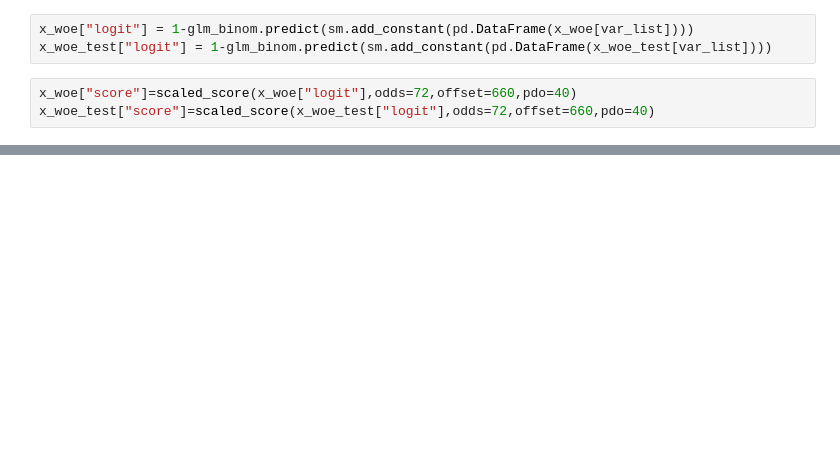
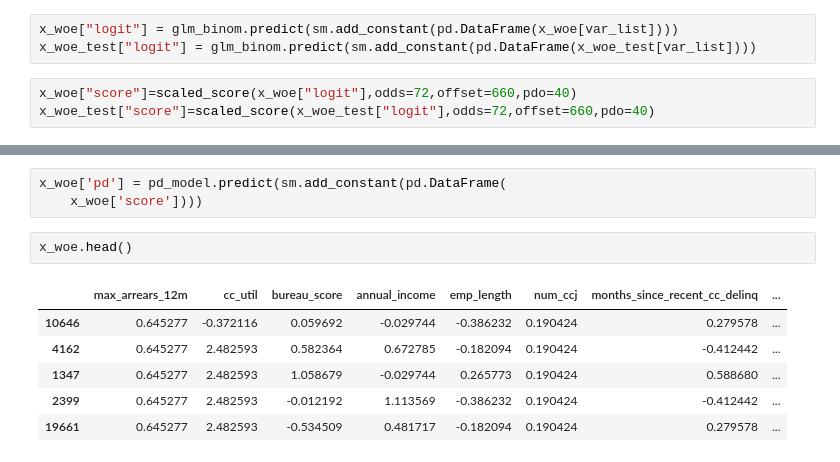
Before and after one commit to rishuraj27/PD-Modelling, a Jupyter notebook: oneypd.ipynb, the cells around one changed output, grey strips where cells are left out. Saved outputs shown, nothing was run; the diff lists cells and outputs as text; blank space fills up the shorter version.

```diff
--- a/oneypd.ipynb
+++ b/oneypd.ipynb
@@ -239,8 +238,8 @@ def scaled_score(logit,odds,offset=500,pdo=20):
 
     return round(a+b*(np.log((1-logit)/logit)))
 # %%
-x_woe["logit"] = 1-glm_binom.predict(sm.add_constant(pd.DataFrame(x_woe[var_list])))
-x_woe_test["logit"] = 1-glm_binom.predict(sm.add_constant(pd.DataFrame(x_woe_test[var_list])))
+x_woe["logit"] = glm_binom.predict(sm.add_constant(pd.DataFrame(x_woe[var_list])))
+x_woe_test["logit"] = glm_binom.predict(sm.add_constant(pd.DataFrame(x_woe_test[var_list])))
 # %%
 x_woe["score"]=scaled_score(x_woe["logit"],odds=72,offset=660,pdo=40)
 x_woe_test["score"]=scaled_score(x_woe_test["logit"],odds=72,offset=660,pdo=40)
@@ -246,0 +267,12 @@ x_woe_test["score"]=scaled_score(x_woe_test["logit"],odds=72,offset=660,pdo=40)
+# %%
+x_woe['pd'] = pd_model.predict(sm.add_constant(pd.DataFrame(
+    x_woe['score'])))
+# %%
+x_woe.head()
+# %% [output]
+|  | max_arrears_12m | cc_util | bureau_score | annual_income | emp_length | num_ccj | months_since_recent_cc_delinq | ... |
+| 10646 | 0.645277 | -0.372116 | 0.059692 | -0.029744 | -0.386232 | 0.190424 | 0.279578 | ... |
+| 4162 | 0.645277 | 2.482593 | 0.582364 | 0.672785 | -0.182094 | 0.190424 | -0.412442 | ... |
+| 1347 | 0.645277 | 2.482593 | 1.058679 | -0.029744 | 0.265773 | 0.190424 | 0.588680 | ... |
+| 2399 | 0.645277 | 2.482593 | -0.012192 | 1.113569 | -0.386232 | 0.190424 | -0.412442 | ... |
+| 19661 | 0.645277 | 2.482593 | -0.534509 | 0.481717 | -0.182094 | 0.190424 | 0.279578 | ... |
```
Also changed, not shown: parts of 17 cells of this notebook.
